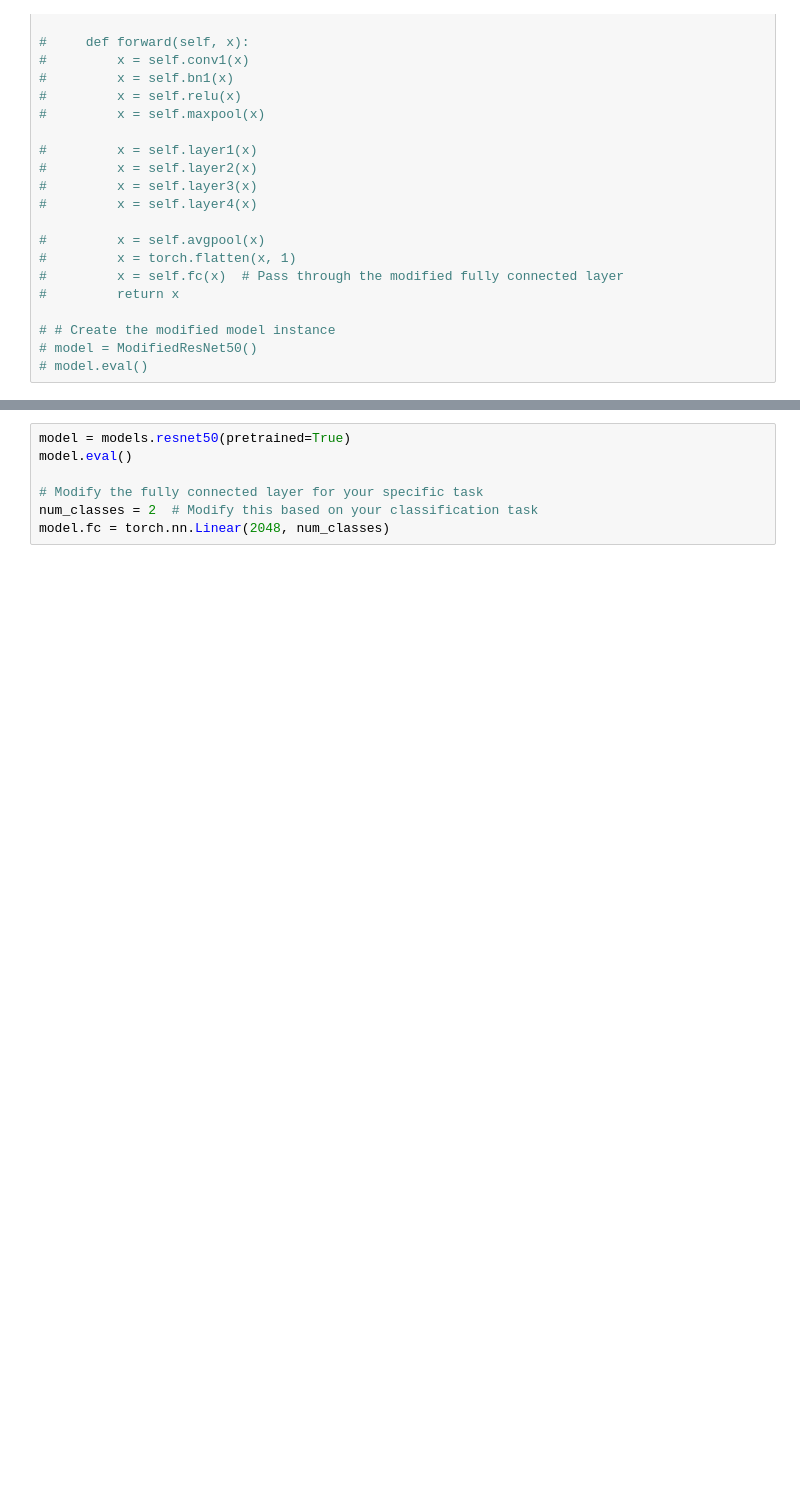
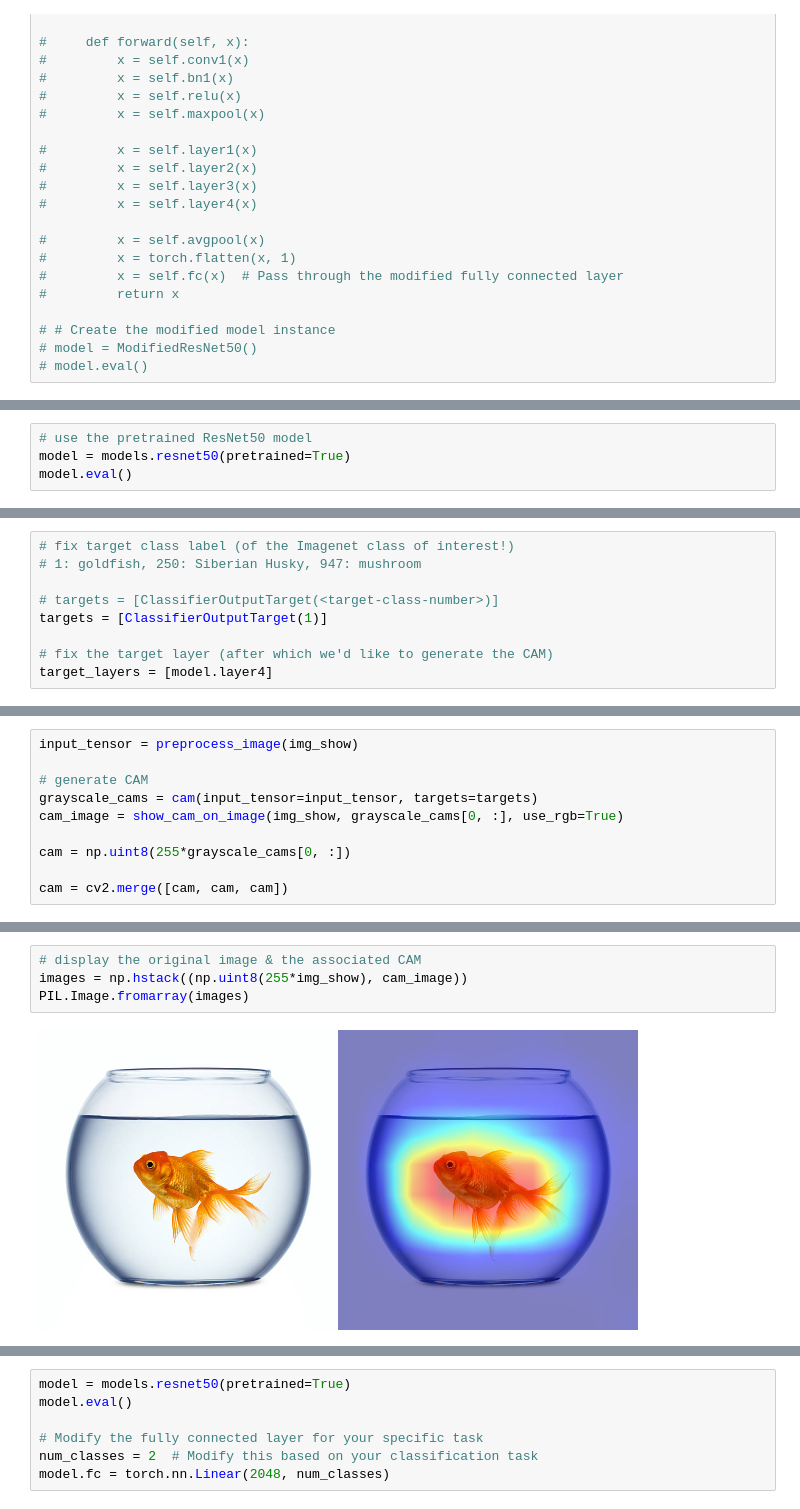
Before and after one commit to liviamurrayy/552_ALproj, a Jupyter notebook: gradCAM.ipynb, the cells around one changed output, grey strips where cells are left out. Cells and saved outputs as stored; diff of their text form; blank space fills up the shorter version.

```diff
--- a/gradCAM.ipynb
+++ b/gradCAM.ipynb
@@ -36,0 +73,4 @@ import torch
+# %%
+# use the pretrained ResNet50 model
+model = models.resnet50(pretrained=True)
+model.eval()
@@ -36,0 +95,9 @@ import torch
+# %%
+# fix target class label (of the Imagenet class of interest!)
+# 1: goldfish, 250: Siberian Husky, 947: mushroom
+
+# targets = [ClassifierOutputTarget(<target-class-number>)]
+targets = [ClassifierOutputTarget(1)]
+
+# fix the target layer (after which we'd like to generate the CAM)
+target_layers = [model.layer4]
@@ -36,0 +119,10 @@ import torch
+# %%
+input_tensor = preprocess_image(img_show)
+
+# generate CAM
+grayscale_cams = cam(input_tensor=input_tensor, targets=targets)
+cam_image = show_cam_on_image(img_show, grayscale_cams[0, :], use_rgb=True)
+
+cam = np.uint8(255*grayscale_cams[0, :])
+
+cam = cv2.merge([cam, cam, cam])
@@ -36,0 +131,6 @@ import torch
+# %%
+# display the original image & the associated CAM
+images = np.hstack((np.uint8(255*img_show), cam_image))
+PIL.Image.fromarray(images)
+# %% [output]
+[figure, added]
```
Also changed, not shown: parts of 26 cells of this notebook, 1 other file.
